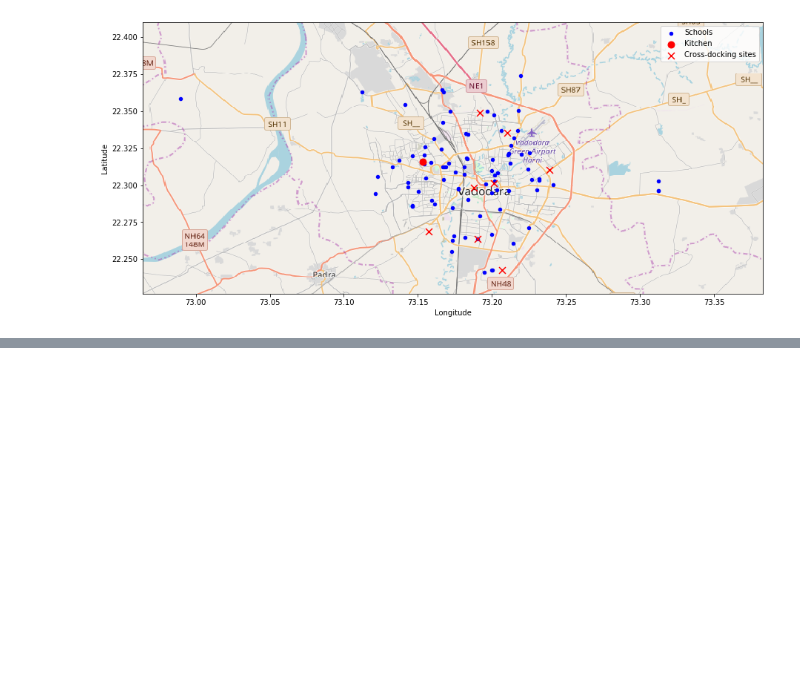
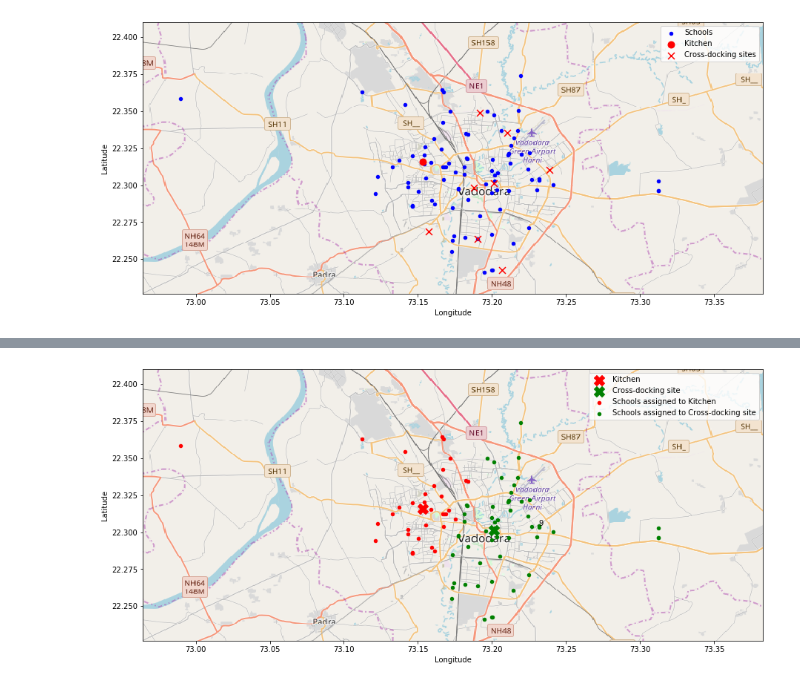
Before and after one commit to mjahidulalam/AkshayaPatraVRP, a Jupyter notebook: Akshaya Patra Vehicle Routing.ipynb, the cells around one changed output, grey strips where cells are left out. Cells and saved outputs as stored; diff of their text form; code cells hidden in the pictures; blank space fills up the shorter version.

```diff
--- a/Akshaya Patra Vehicle Routing.ipynb
+++ b/Akshaya Patra Vehicle Routing.ipynb
@@ -153,7 +154,7 @@ plt.show()
 # %%
 ##### Importing crossdocking data
 
-crossdocking_df = pd.read_csv("C:/Users/rifle/Documents/My Docs/Concordia/2 - Winter 2020/INDU 6121 - Applied Optimization/Project/Data/Crossdocking _co-ordinates.csv")
+crossdocking_df = pd.read_csv("Crossdocking _co-ordinates.csv")
 
 crossdocking_df = crossdocking_df.drop(columns="Unnamed: 0")
 crossdocking_df['lat'] = crossdocking_df.apply(lambda site: site['Coordinates'].split(",")[0], axis = 1).astype(float)
@@ -222,0 +212,4 @@ print(CD_distance)
+# %%
+I = [i for i in range(len(crossdocking_df))]
+J = [j for j in range(len(school_df)-1)]
+S = [(i,j) for i in I for j in J]
@@ -222,0 +271,30 @@ print(CD_distance)
+# %%
+s1 = [b+1 for a,b in S if x1[a,b].solution_value > 0.9 and a == 0]
+s2 = [b+1 for a,b in S if x1[a,b].solution_value > 0.9 and a != 0]
+# %%
+##### Plotting cross-docking sites on map
+
+figure, ax = plt.subplots(figsize = (15,15))
+
+ax.scatter(school_df['long'][0], school_df['lat'][0], zorder=1, alpha= 1, c='r', marker = 'X', s=200, label='Kitchen')
+ax.scatter(crossdocking_df['long'][1], crossdocking_df['lat'][1], zorder=1, alpha= 1, c='g',marker = 'X', s=200,  label='Cross-docking site')
+
+ax.scatter(school_df['long'][s1], school_df['lat'][s1], zorder=1, alpha= 1, c='r', s=20, label = 'Schools assigned to Kitchen')
+ax.scatter(school_df['long'][s2], school_df['lat'][s2], zorder=1, alpha= 1, c='g', s=20, label = 'Schools assigned to Cross-docking site')
+
+# for i in range(len(school_df)):
+i = 9
+ax.annotate(i, [school_df['long'][i], school_df['lat'][i]])
+
+BBox1 = (72.9643, 73.3832, 22.2268, 22.4098)
+ruh_m1 = plt.imread('map8.png')
+
+ax.set_xlabel('Longitude')
+ax.set_ylabel('Latitude')
+ax.set_xlim(BBox1[0],BBox1[1])
+ax.set_ylim(BBox1[2],BBox1[3])
+ax.imshow(ruh_m1, zorder=0, extent = BBox1, aspect = 'equal')
+ax.legend()
+plt.show()
+# %% [output]
+[figure, added]
```
Also changed, not shown: parts of 8 cells of this notebook.
